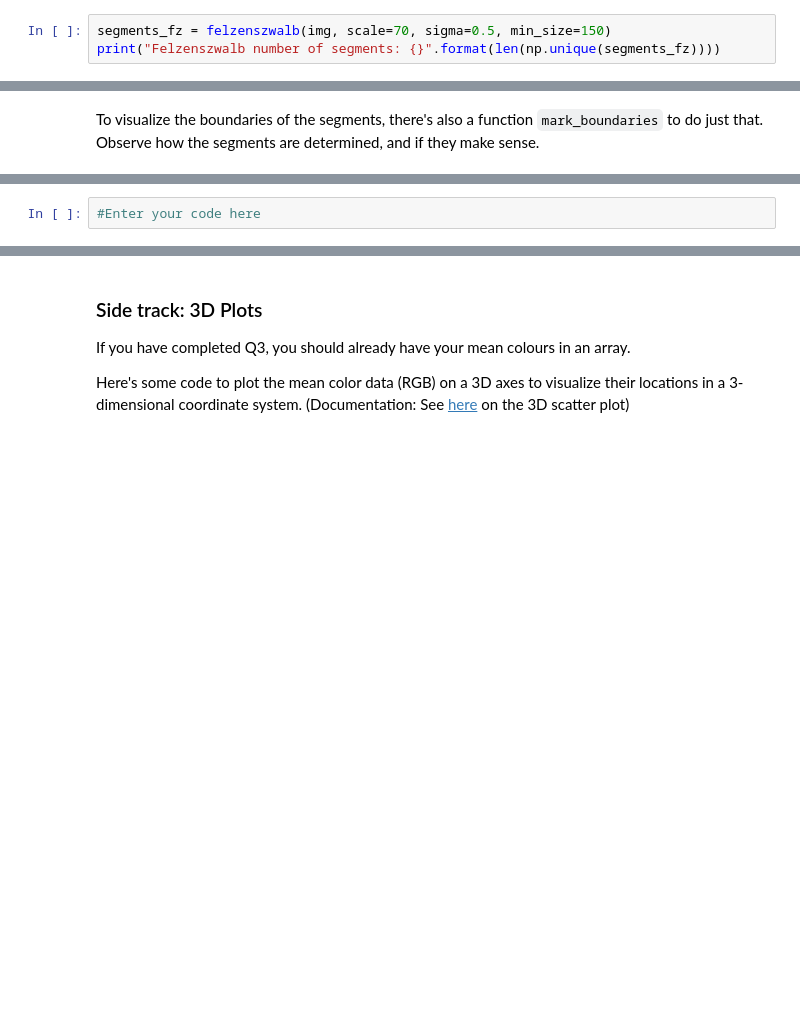
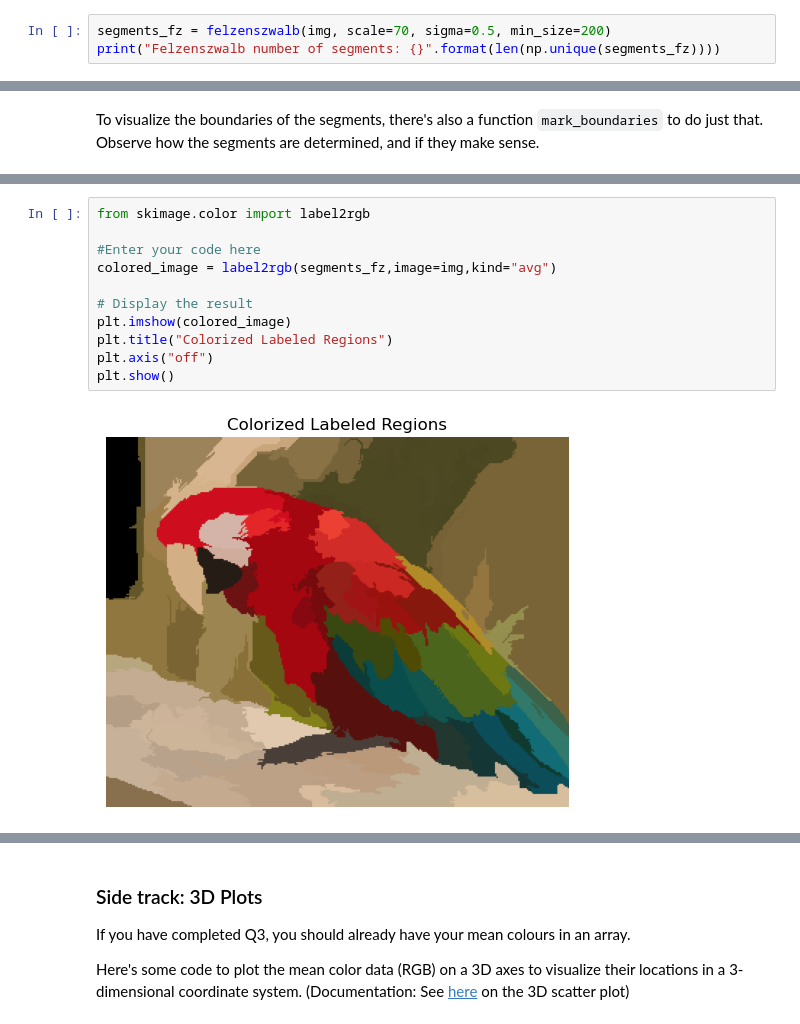
Before and after one commit to junyao0525/Vision-lab-CDS6334, a Jupyter notebook: Lab07/Lab07.ipynb, the cells around one changed output, grey strips where cells are left out. Cells and saved outputs as stored; diff of their text form; blank space fills up the shorter version.

```diff
--- a/Lab07/Lab07.ipynb
+++ b/Lab07/Lab07.ipynb
@@ -99,5 +152,5 @@ plt.show()
 # %% [markdown]
 Running Felzenszwalb's algorithm on the image is really simple with scikit-image's [segmentation](http://scikit-image.org/docs/dev/api/skimage.segmentation.html) library.
 # %%
-segments_fz = felzenszwalb(img, scale=70, sigma=0.5, min_size=150)
+segments_fz = felzenszwalb(img, scale=70, sigma=0.5, min_size=200)
 print("Felzenszwalb number of segments: {}".format(len(np.unique(segments_fz))))
@@ -125,6 +197,17 @@ from skimage.color import label2rgb
+# %%
+from skimage.color import label2rgb
+
+#Enter your code here
+colored_image = label2rgb(segments_fz,image=img,kind="avg")
+
+# Display the result
+plt.imshow(colored_image)
+plt.title("Colorized Labeled Regions")
+plt.axis("off")
+plt.show()
+# %% [output]
+[figure, added]
 # %% [markdown]
 **Q3**: Perform the same thing again (segment, mark boundaries, colorized) using SLIC superpixels instead.
 
 ![SLIC-colorized parrot](slic_colorized.png)
-# %%
-#Enter your code here
```
Also changed, not shown: parts of 16 cells of this notebook.
